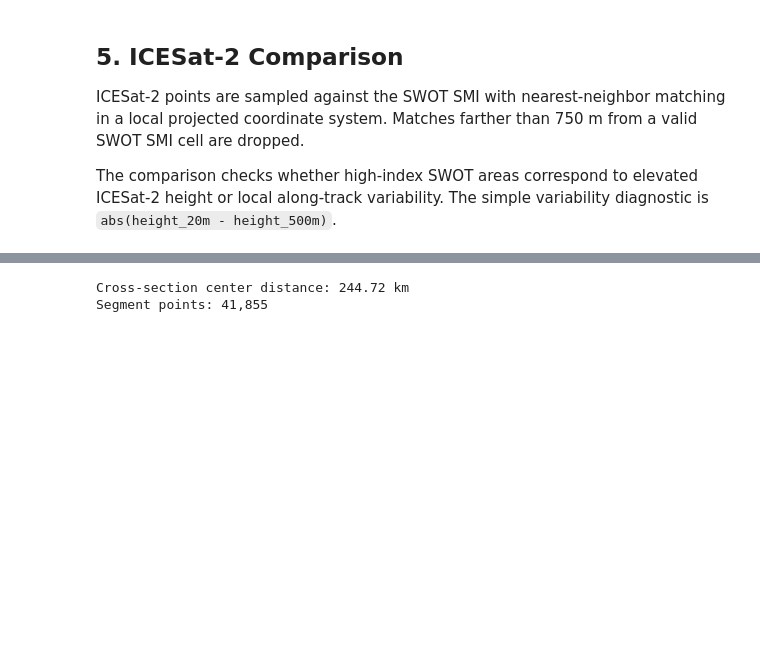
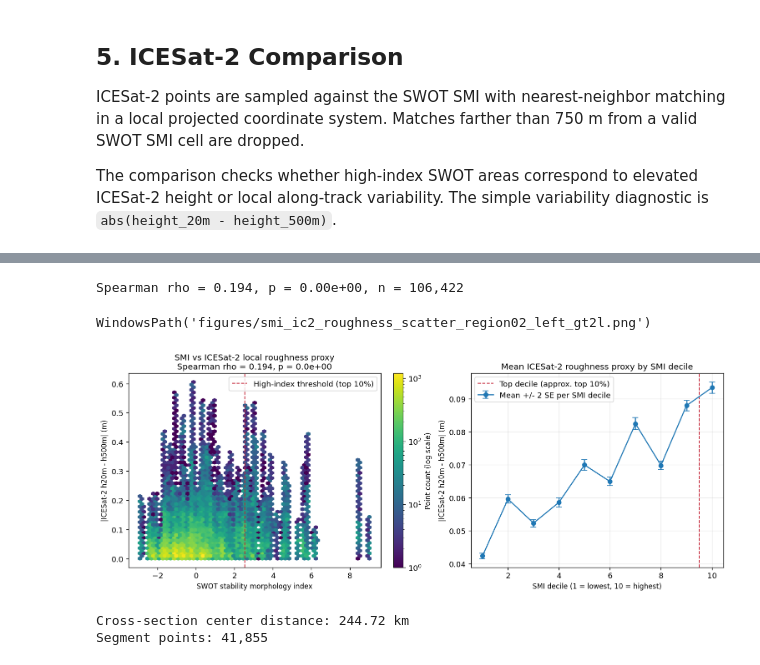
Before and after one commit to amstringer0303/swot_landfast_morphology_probe, a Jupyter notebook: swot_landfast_morphology_probe.ipynb, the cells around one changed output, grey strips where cells are left out. Saved outputs shown, nothing was run; the diff lists cells and outputs as text; code cells hidden in the pictures; blank space fills up the shorter version.

```diff
--- a/swot_landfast_morphology_probe.ipynb
+++ b/swot_landfast_morphology_probe.ipynb
@@ -280,3 +302,51 @@ Matched ICESat-2 points: 106,422 / 472,593
+# %%
+from scipy.stats import spearmanr
+
+scatter_valid = points_valid[
+    np.isfinite(points_valid["swot_smi"]) & np.isfinite(points_valid["ic2_abs_20m_minus_500m"])
+].copy()
+
+rho, pval = spearmanr(scatter_valid["swot_smi"], scatter_valid["ic2_abs_20m_minus_500m"])
+print(f"Spearman rho = {rho:.3f}, p = {pval:.2e}, n = {len(scatter_valid):,}")
+
+fig, axes = plt.subplots(1, 2, figsize=(12.5, 4.8), constrained_layout=True)
+
+hb = axes[0].hexbin(
+    scatter_valid["swot_smi"],
+    scatter_valid["ic2_abs_20m_minus_500m"],
+    gridsize=60, mincnt=1, cmap="viridis", bins="log",
+)
+axes[0].axvline(high_index_threshold, color="#c21f32", linestyle="--", linewidth=1.2,
+                label=f"High-index threshold ({high_index_label})")
+axes[0].set_xlabel("SWOT stability morphology index")
+axes[0].set_ylabel("|ICESat-2 h20m - h500m| (m)")
+axes[0].set_title(
+    f"SMI vs ICESat-2 local roughness proxy\nSpearman rho = {rho:.3f}, p = {pval:.1e}"
+)
+axes[0].legend(frameon=True)
+fig.colorbar(hb, ax=axes[0], label="Point count (log scale)")
+
+smi_deciles = pd.qcut(scatter_valid["swot_smi"], q=10, labels=False)
+binned = scatter_valid.groupby(smi_deciles)["ic2_abs_20m_minus_500m"].agg(["mean", "sem"]).reset_index()
+axes[1].errorbar(
+    binned.index + 1, binned["mean"], yerr=2 * binned["sem"],
+    marker="o", color="#1f77b4", linewidth=1.5, capsize=4,
+    label="Mean +/- 2 SE per SMI decile",
+)
+axes[1].axvline(9.5, color="#c21f32", linestyle="--", linewidth=1.2, label="Top decile (approx. top 10%)")
+axes[1].set_xlabel("SMI decile (1 = lowest, 10 = highest)")
+axes[1].set_ylabel("|ICESat-2 h20m - h500m| (m)")
+axes[1].set_title("Mean ICESat-2 roughness proxy by SMI decile")
+axes[1].legend(frameon=True)
+axes[1].grid(alpha=0.25)
+
+fig_path = FIG_DIR / "smi_ic2_roughness_scatter_region02_left_gt2l.png"
+fig.savefig(fig_path, bbox_inches="tight")
+fig_path
+# %% [output]
+Spearman rho = 0.194, p = 0.00e+00, n = 106,422
+WindowsPath('figures/smi_ic2_roughness_scatter_region02_left_gt2l.png')
+[figure, added]
 # %%
 # Choose a cross-section centered on a high-SMI point with elevated ICESat-2 variability.
 eligible = points_valid[
```
Also changed, not shown: parts of 13 cells of this notebook, 13 other files.
